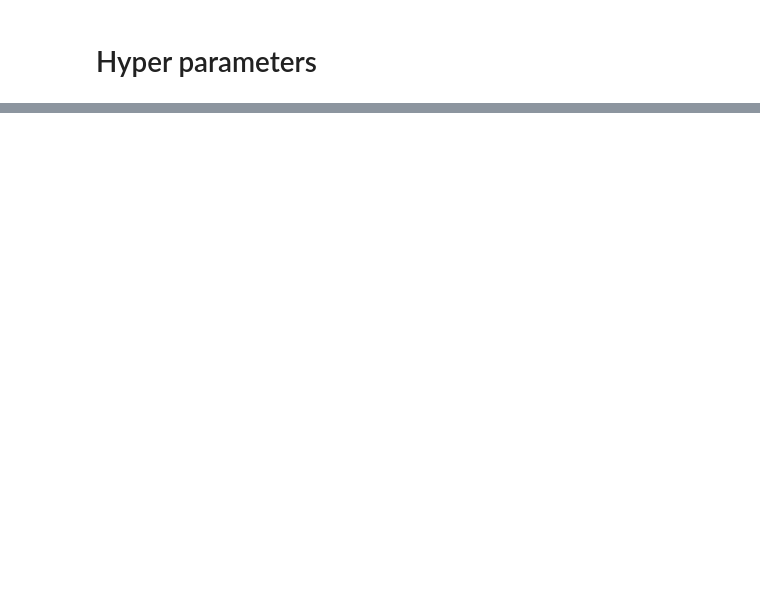
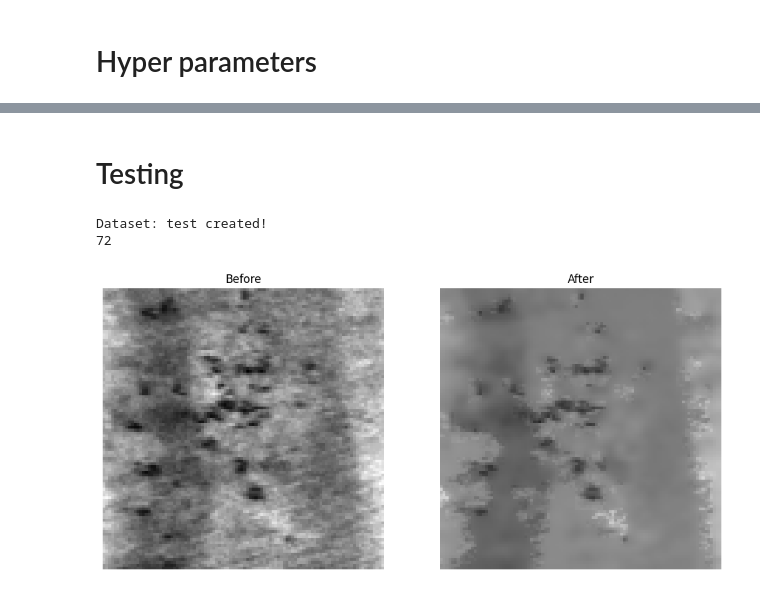
Before and after one commit to Lingfeng555/moe_edging, a Jupyter notebook: h.ipynb, the cells around one changed output, grey strips where cells are left out. Cells and saved outputs as stored; diff of their text form; code cells hidden in the pictures; blank space fills up the shorter version.

```diff
--- a/h.ipynb
+++ b/h.ipynb
@@ -110,0 +132,9 @@ for i in range(len(dataset)):
+# %%
+loaded_model = Prototype1(num_attention_heads=16)
+loaded_model.load_state_dict(torch.load("h1.pth", map_location=torch.device('cpu')))
+loaded_model.to("cuda")
+diff = 0
+for i in range(len(dataset)):
+    image , label, best_parameters = dataset.__getitem__(index=i)
+    loaded_values  = loaded_model(image.to("cuda"))
+    print(loaded_values)
@@ -110,0 +170,2 @@ for i in range(len(dataset)):
+# %% [markdown]
+# Testing
@@ -110,0 +197,21 @@ for i in range(len(dataset)):
+# %%
+test_set = NEUDataset(set="test", scale=0.5, seed=55)
+print(len(test_set))
+# %% [output]
+Dataset: test created!
+72
+# %%
+image, label = test_set.__getitem__(index=5)
+original_image = Perspectiver.grayscale_to_rgb(Perspectiver.normalize_to_uint8(image.detach().cpu().numpy()[0]))
+# %%
+def use_model_to_cluster(model: nn.Module, image: torch.tensor):
+    best_parameters = model(image.to("cuda"))
+    sp = best_parameters[0][0]
+    sr = best_parameters[0][1]
+    return sp, sr
+# %%
+sp , sr = use_model_to_cluster(loaded_model, image)
+clustered_image = Perspectiver.meanShift(original_image, float(sp), float(sr))
+Perspectiver.plotComparison(imageBefore=original_image, imageAfter=clustered_image)
+# %% [output]
+[figure, added]
```
Also changed, not shown: parts of 11 cells of this notebook, 2 other files.
